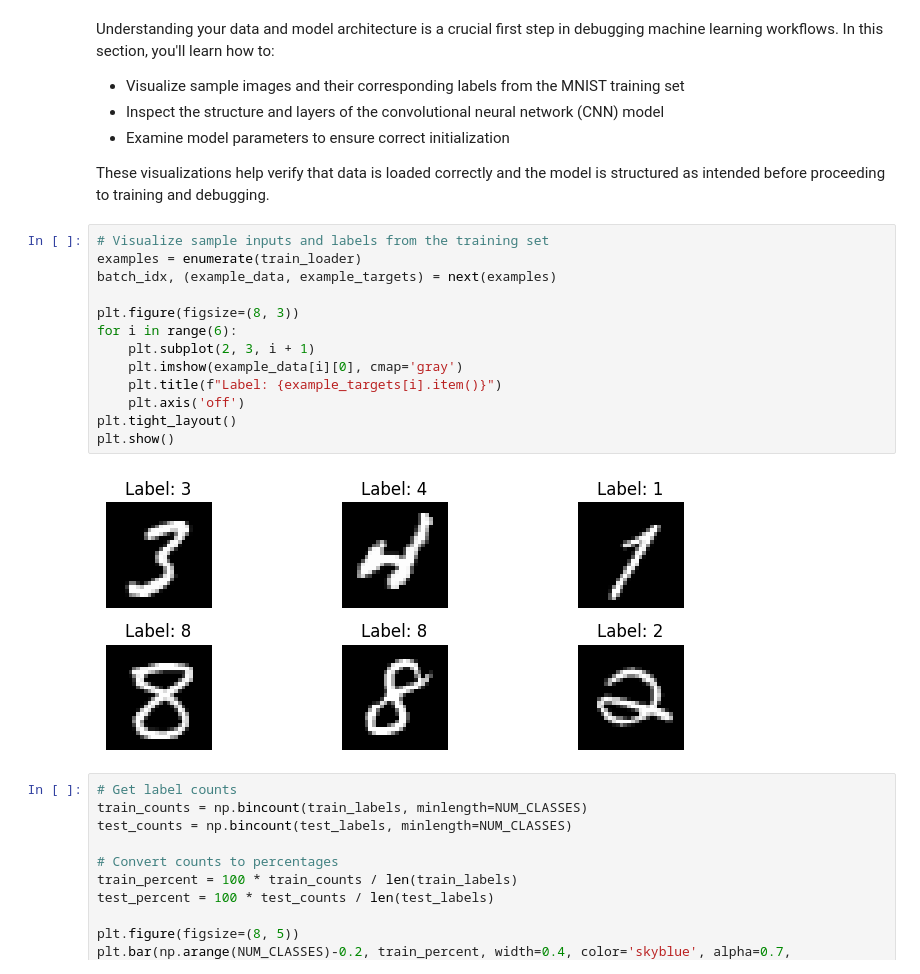
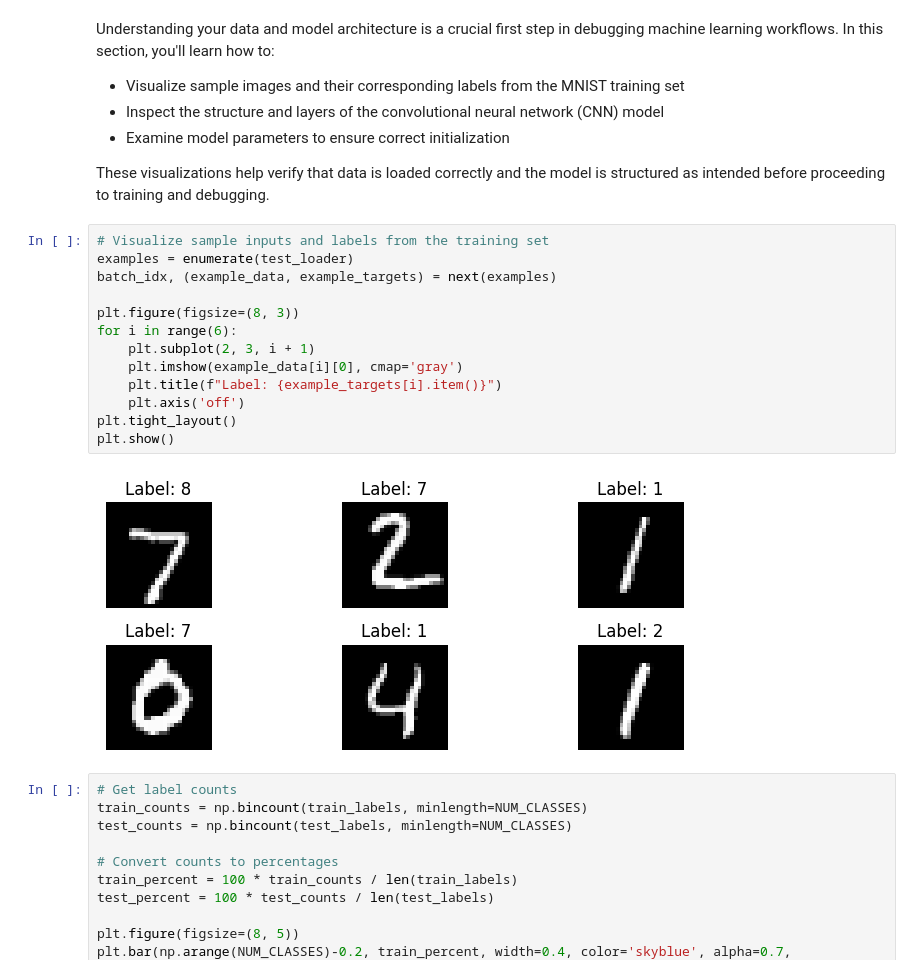
Before and after one commit to ecmwf-training/2025-ml-training, a Jupyter notebook: 2-model-debugging/debug_model.ipynb, the cells around one changed output. Saved outputs shown, nothing was run; the diff lists cells and outputs as text.

```diff
--- a/2-model-debugging/debug_model.ipynb
+++ b/2-model-debugging/debug_model.ipynb
@@ -91,19 +99,19 @@ Understanding your data and model architecture is a crucial first step in debugg
 These visualizations help verify that data is loaded correctly and the model is structured as intended before proceeding to training and debugging.
 # %%
 # Visualize sample inputs and labels from the training set
-examples = enumerate(train_loader)
+examples = enumerate(test_loader)
 batch_idx, (example_data, example_targets) = next(examples)
 
 plt.figure(figsize=(8, 3))
 for i in range(6):
     plt.subplot(2, 3, i + 1)
     plt.imshow(example_data[i][0], cmap='gray')
     plt.title(f"Label: {example_targets[i].item()}")
     plt.axis('off')
 plt.tight_layout()
 plt.show()
 # %% [output]
-[figure, old version]
+[figure, new version]
 # %%
 # Get label counts
 train_counts = np.bincount(train_labels, minlength=NUM_CLASSES)
```
Also changed, not shown: parts of 16 cells of this notebook, 1 other file.
